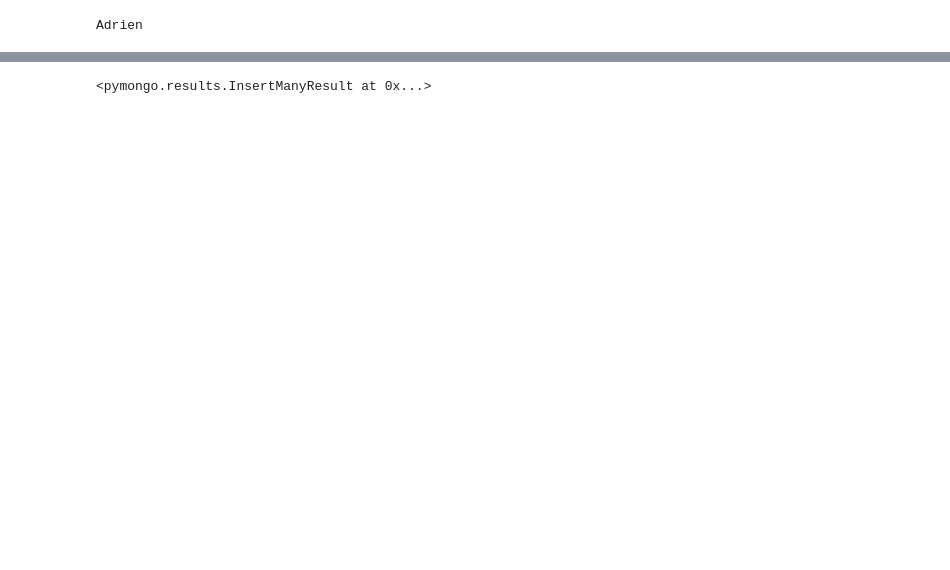
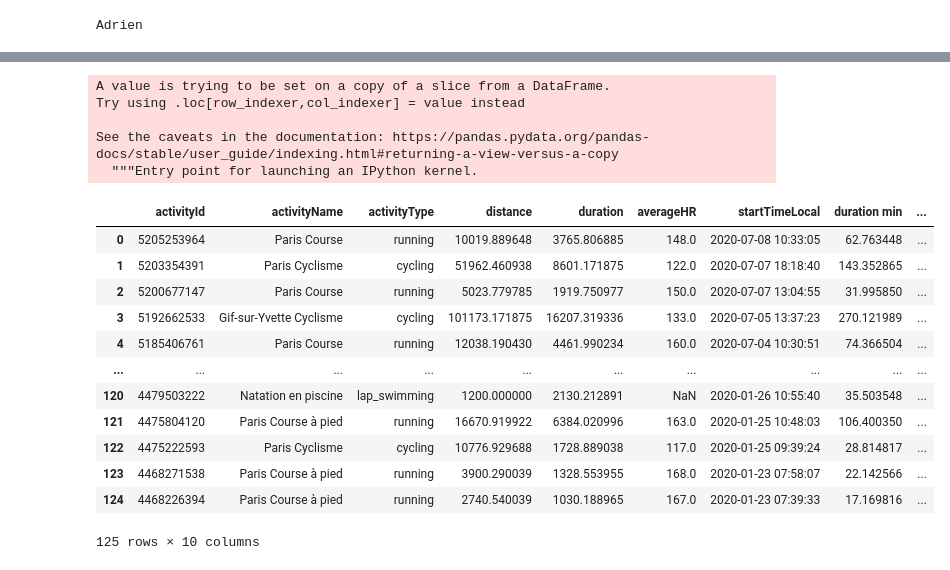
Before and after one commit to adrienchevrier/adrienchevrier-tracking_sport, a Jupyter notebook: python/garmin_to_mongo.ipynb, the cells around one changed output, grey strips where cells are left out. Drawn from its saved outputs; the diff is of its cells as text; code cells hidden in the pictures; blank space fills up the shorter version.

```diff
--- a/python/garmin_to_mongo.ipynb
+++ b/python/garmin_to_mongo.ipynb
@@ -166,5 +170,24 @@ See the caveats in the documentation: https://pandas.pydata.org/pandas-docs/stab
+# %%
+full_activities['date'] =  pd.to_datetime(full_activities['date']).dt.strftime('%Y-%m-%d')
+full_activities
+# %% [output]
+A value is trying to be set on a copy of a slice from a DataFrame.
+Try using .loc[row_indexer,col_indexer] = value instead
+
+See the caveats in the documentation: https://pandas.pydata.org/pandas-docs/stable/user_guide/indexing.html#returning-a-view-versus-a-copy
+  """Entry point for launching an IPython kernel.
+|  | activityId | activityName | activityType | distance | duration | averageHR | startTimeLocal | duration min | ... |
+| 0 | 5205253964 | Paris Course | running | 10019.889648 | 3765.806885 | 148.0 | 2020-07-08 10:33:05 | 62.763448 | ... |
+| 1 | 5203354391 | Paris Cyclisme | cycling | 51962.460938 | 8601.171875 | 122.0 | 2020-07-07 18:18:40 | 143.352865 | ... |
+| 2 | 5200677147 | Paris Course | running | 5023.779785 | 1919.750977 | 150.0 | 2020-07-07 13:04:55 | 31.995850 | ... |
+| 3 | 5192662533 | Gif-sur-Yvette Cyclisme | cycling | 101173.171875 | 16207.319336 | 133.0 | 2020-07-05 13:37:23 | 270.121989 | ... |
+| 4 | 5185406761 | Paris Course | running | 12038.190430 | 4461.990234 | 160.0 | 2020-07-04 10:30:51 | 74.366504 | ... |
+| ... | ... | ... | ... | ... | ... | ... | ... | ... | ... |
+| 120 | 4479503222 | Natation en piscine | lap_swimming | 1200.000000 | 2130.212891 | NaN | 2020-01-26 10:55:40 | 35.503548 | ... |
+| 121 | 4475804120 | Paris Course à pied | running | 16670.919922 | 6384.020996 | 163.0 | 2020-01-25 10:48:03 | 106.400350 | ... |
+| 122 | 4475222593 | Paris Cyclisme | cycling | 10776.929688 | 1728.889038 | 117.0 | 2020-01-25 09:39:24 | 28.814817 | ... |
+| 123 | 4468271538 | Paris Course à pied | running | 3900.290039 | 1328.553955 | 168.0 | 2020-01-23 07:58:07 | 22.142566 | ... |
+| 124 | 4468226394 | Paris Course à pied | running | 2740.540039 | 1030.188965 | 167.0 | 2020-01-23 07:39:33 | 17.169816 | ... |
+125 rows × 10 columns
 # %%
 records = json.loads(full_activities.T.to_json()).values()
-mycol.insert_many(records)
-# %% [output]
-<pymongo.results.InsertManyResult at 0x...>
```
Also changed, not shown: parts of 23 cells of this notebook, 13 other files.
